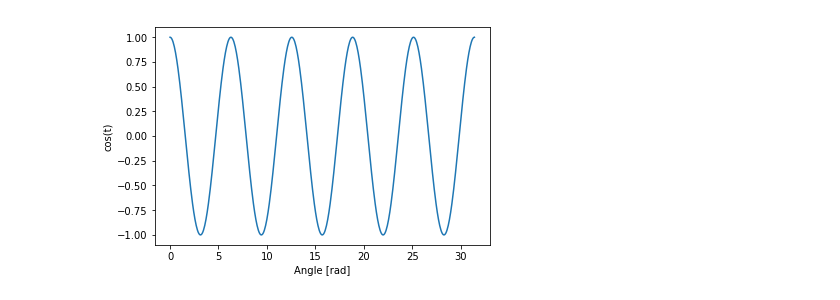
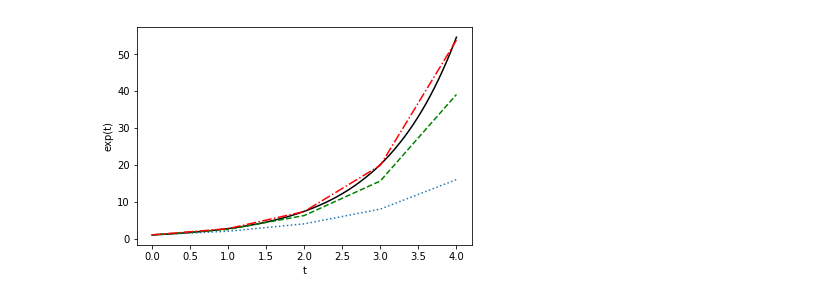
Before and after one commit to wildcat5566/cmu_coursework, a Jupyter notebook: 16642-MEC/190828_Euler_Midpoint.ipynb, the cells around one changed output. Saved outputs shown, nothing was run; the diff lists cells and outputs as text; code cells hidden in the pictures.

```diff
--- a/16642-MEC/190828_Euler_Midpoint.ipynb
+++ b/16642-MEC/190828_Euler_Midpoint.ipynb
@@ -2,15 +2,3 @@
 import numpy as np
 import matplotlib.pyplot as plt
 %matplotlib inline
-# %%
-#Signal
-t = np.linspace(0, 10*np.pi, 501)
-#print(t[1]) #0.02*np.pi, 0.0628s
-
-plt.plot(t, np.cos(t))
-plt.xlabel('Angle [rad]')
-plt.ylabel('cos(t)')
-plt.axis('tight')
-plt.show()
-# %% [output]
-[figure, removed]
@@ -20,0 +5,42 @@ t0 = 0
+# %%
+#Signal
+signal = np.linspace(0, 4, 501) #t[1] = .01
+def f(t, y): #d(exp(y))/dy = exp(y)
+    return y
+
+T = 1
+k = int(4 / T) + 1
+t = np.linspace(0, 4, k)
+
+#Euler method
+y = [0]*k
+y[0] = 1
+for i in range(1, k):
+    y[i] = y[i-1] + T*f(t[i-1], y[i-1])
+
+#Midpoint method
+yy = [0]*k
+yy[0] = 1
+for i in range(1, k):
+    yy[i] = yy[i-1] + T*f(t[i-1] + 0.5*T, yy[i-1] + 0.5*T*f(t[i-1], yy[i-1]))
+
+#Runge-Kutta method
+yyy = [0]*k
+yyy[0] = 1
+for i in range(1, k):
+    k1 = T*f(t[i-1], yyy[i-1])
+    k2 = T*f(t[i-1] + 0.5*T, yyy[i-1] + 0.5*k1)
+    k3 = T*f(t[i-1] + 0.5*T, yyy[i-1] + 0.5*k2)
+    k4 = T*f(t[i-1] + T, yyy[i-1] + k3)
+    yyy[i] = yyy[i-1] + (k1 + 2*k2 + 2*k3 + k4)/6
+
+plt.plot(signal, np.exp(signal), 'k') #np.cos(t)
+plt.plot(t, y, ':')
+plt.plot(t, yy, 'g--')
+plt.plot(t, yyy, 'r-.')
+plt.xlabel('t')
+plt.ylabel('exp(t)')
+plt.axis('tight')
+plt.show()
+# %% [output]
+[figure, added]
```
Also changed, not shown: parts of 2 cells of this notebook, 1 other file.
